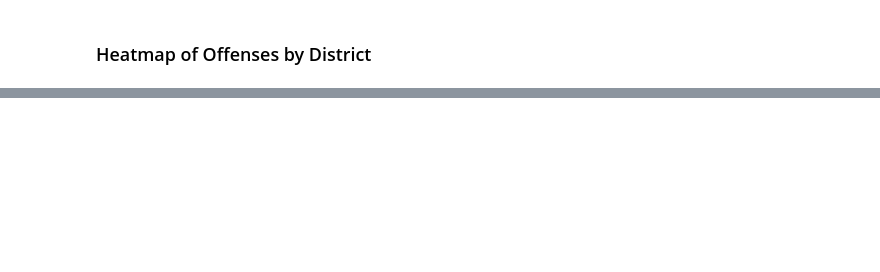
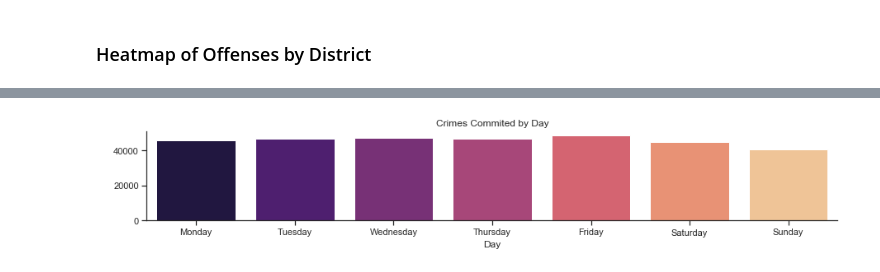
Before and after one commit to SpacePatroller/Boston_Crime_Data, a Jupyter notebook: Crime Data EDA.ipynb, the cells around one changed output, grey strips where cells are left out. Saved outputs shown, nothing was run; the diff lists cells and outputs as text; code cells hidden in the pictures; blank space fills up the shorter version.

Commit message:
work on loops and multilevel indexing!

```diff
--- a/Crime Data EDA.ipynb
+++ b/Crime Data EDA.ipynb
@@ -236,0 +239,10 @@ plt.savefig('images/districtsOffenseHeatMap.png',bbox_inches='tight')
+# %%
+byDayDF = pd.DataFrame(df.groupby(['DAY_OF_WEEK'])['OFFENSE_CODE_GROUP'].count()).reset_index().rename(columns={'DAY_OF_WEEK':'Day','OFFENSE_CODE_GROUP':'Count'})
+
+
+
+byDayDF['Day'] = pd.Categorical(byDayDF['Day'], categories=
+    ['Monday','Tuesday','Wednesday','Thursday','Friday','Saturday', 'Sunday'],
+    ordered=True)
+
+byDayDF.sort_values(by='Day')
@@ -236,0 +258,12 @@ plt.savefig('images/districtsOffenseHeatMap.png',bbox_inches='tight')
+# %%
+sns.set()
+sns.set_style('ticks')
+
+figure = plt.figure(figsize=(15,2))
+sns.barplot(x=byDayDF['Day'],y=byDayDF['Count'],palette='magma',)
+sns.despine()
+plt.ylabel(' ')
+plt.title('Crimes Commited by Day')
+plt.savefig('images/crimesCountByDay.png')
+# %% [output]
+[figure, added]
```
Also changed, not shown: parts of 19 cells of this notebook, 9 other files.
